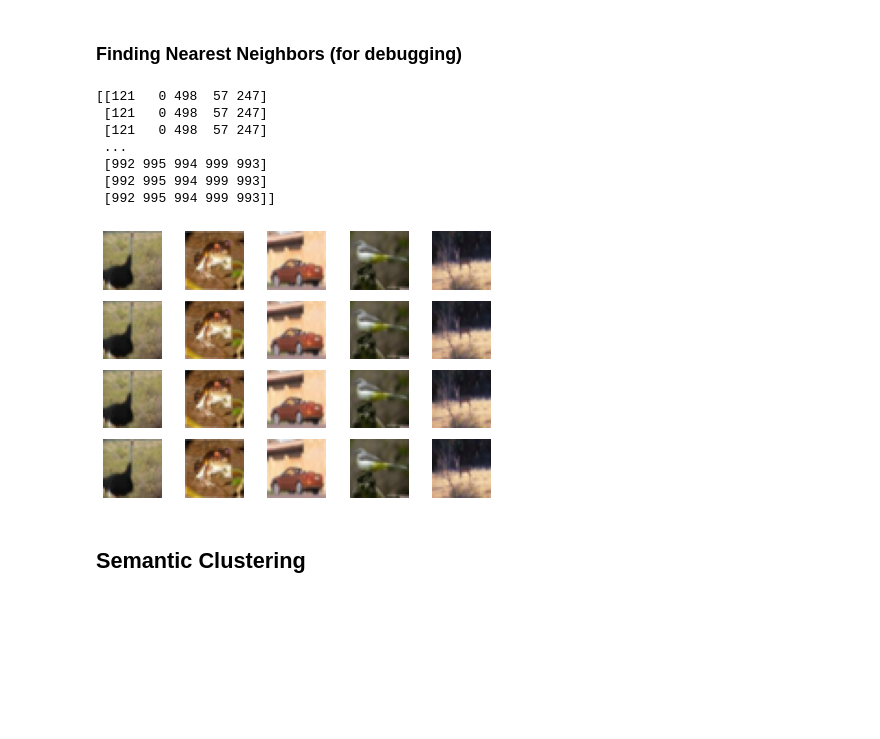
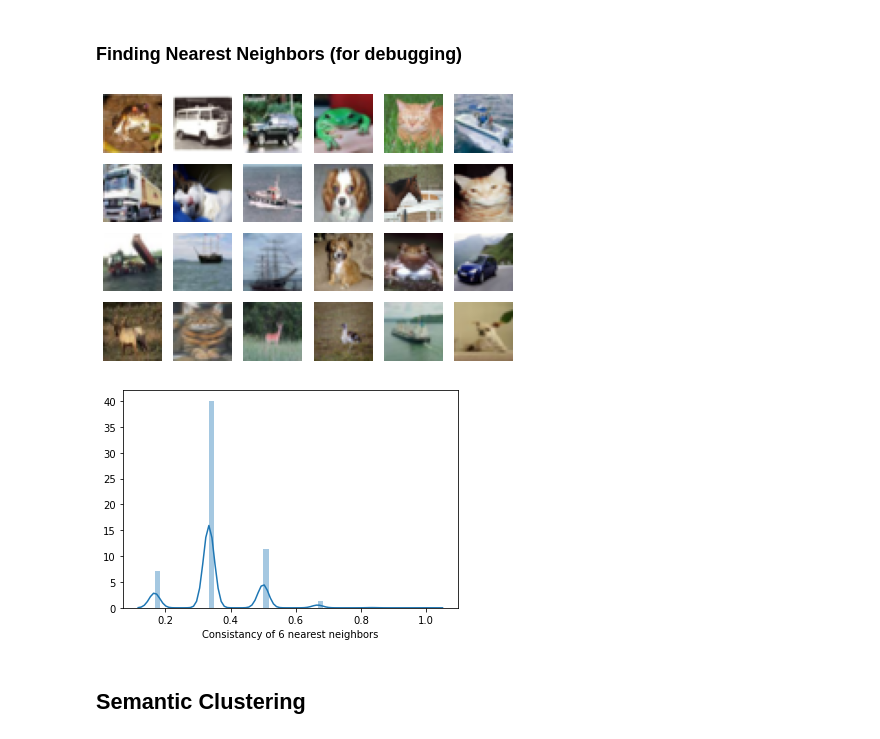
Before and after one commit to ahsanmemon/Unsupervised-Classification-Tensorflow, a Jupyter notebook: notebooks/full_scan.ipynb, the cells around one changed output. Cells and saved outputs as stored; diff of their text form; code cells hidden in the pictures; blank space fills up the shorter version.

```diff
--- a/notebooks/full_scan.ipynb
+++ b/notebooks/full_scan.ipynb
@@ -71,8 +73,8 @@ X_test shape : (1000, 32, 32, 3)
 y_test shape : (10000, 10)
 # %%
-model = resnet_18(n_output=128)
-model.build(input_shape=(None, img_width, img_height, img_num_channels))
-model.summary()
+backbone_model = resnet_18(n_output=128)
+backbone_model.build(input_shape=(None, img_width, img_height, img_num_channels))
+backbone_model.summary()
 # %% [output]
 Model: "res_net_type_i"
 _________________________________________________________________
@@ -198,55 +98,46 @@ pretext_model.save_weights("pretext_task_rotnet.h5")
+# %%
+pretext_model_save_path="pretext_task_rotnet.h5"
+train_pretext = False
+if train_pretext:
+    pretext_model = pretext_training(backbone_model, X_train, y_train, epochs=50, save_path=pretext_model_save_path)
+else:
+    pretext_model = backbone_model
+    pretext_model.load_weights(pretext_model_save_path)
 # %% [markdown]
 <h3>Finding Nearest Neighbors (for debugging)</h3>
 # %%
-def find_neighbor_consistancy(images, labels, n_neighbors=5, plot=False):
-    nn = utils.CLusteringNN(model, n_neighbors=5)
+def find_neighbor_consistancy(pretext_model, images, labels, n_neighbors=5, plot=False):
+    n_neighbors = 6
+    nn = utils.CLusteringNN(pretext_model, n_neighbors=n_neighbors)
     nn.fit(images)
     nn_indexes = nn.get_neighbors_indexes(images)
-    print(nn_indexes)
-    return 0
+
+    n = 4
+    f, axes = plt.subplots(n, n_neighbors)
+    for i, cluster_indexes in enumerate(nn_indexes[:n]):
+        for j, im_i in enumerate(cluster_indexes):
+            axes[i,j].axis('off')
+            axes[i,j].imshow(images[im_i].astype("uint8"))
+    plt.tight_layout()
+    plt.show()
+
     consistancies = list()
     true_classes = np.argmax(labels, axis=1)
     for cluster_indexes in nn_indexes:
         cluster_classes = true_classes[cluster_indexes]
         # Not sure which formula is better
         consistancy = (cluster_classes[1:]==cluster_classes[0]).sum()/(len(cluster_indexes)-1)
         # Not sure which formula is better
         cluster_label_counter = collections.Counter(cluster_classes)
         consistancy = cluster_label_counter.most_common()[0][1]/len(cluster_indexes)
         consistancies.append(consistancy)
-
     if plot:
         sns.distplot(consistancies)
-    plt.xlabel("Consistancy of cluster")
+        plt.xlabel(f"Consistancy of {n_neighbors} nearest neighbors")
     return consistancies
-consistancies = find_neighbor_consistancy(X_train, y_train, n_neighbors=5, plot=True)
+consistancies = find_neighbor_consistancy(pretext_model, X_train, y_train, n_neighbors=5, plot=True)
 # %% [output]
-[[121   0 498  57 247]
- [121   0 498  57 247]
- [121   0 498  57 247]
- ...
- [992 995 994 999 993]
- [992 995 994 999 993]
- [992 995 994 999 993]]
+[figure, added]
+[figure, added]
-# %%
-# Show center of cluster (first column) and cluster
-def show_neighbors(images, labels, n_neighbors=5):
-    nn = utils.CLusteringNN(model, n_neighbors=5)
-    nn.fit(images)
-    nn_indexes = nn.get_neighbors_indexes(images)
-    consistancies = list()
-    true_classes = np.argmax(labels, axis=1)
-    n = 4
-    f, axes = plt.subplots(n, n_neighbors)
-    for i, cluster_indexes in enumerate(nn_indexes[:n]):
-        for j, im_i in enumerate(cluster_indexes):
-            axes[i,j].axis('off')
-            axes[i,j].imshow(images[im_i].astype("uint8"))
-    plt.tight_layout()
-    plt.show()
-
-show_neighbors(X_train, y_train, n_neighbors=5)
-# %% [output]
-[figure, removed]
 # %% [markdown]
 ## Semantic Clustering
```
Also changed, not shown: parts of 9 cells of this notebook, 3 other files.
